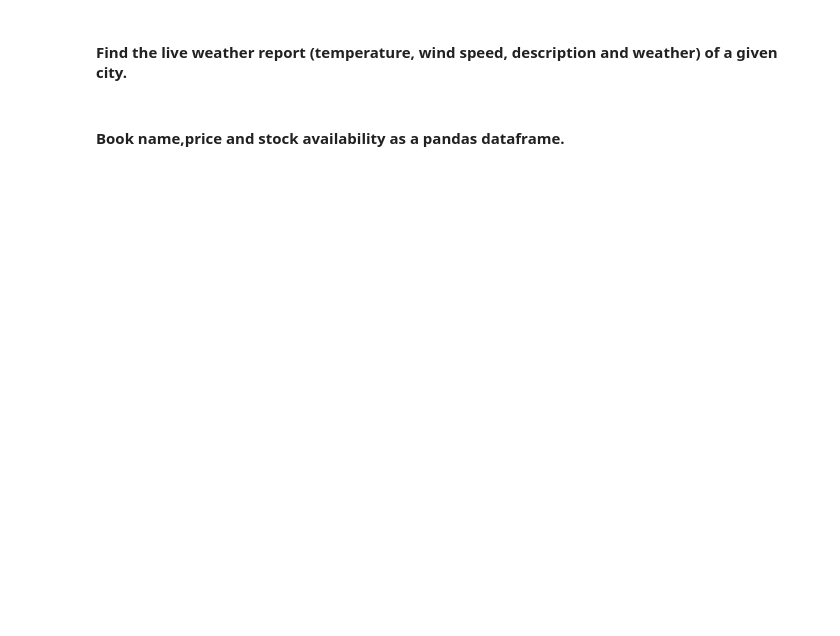
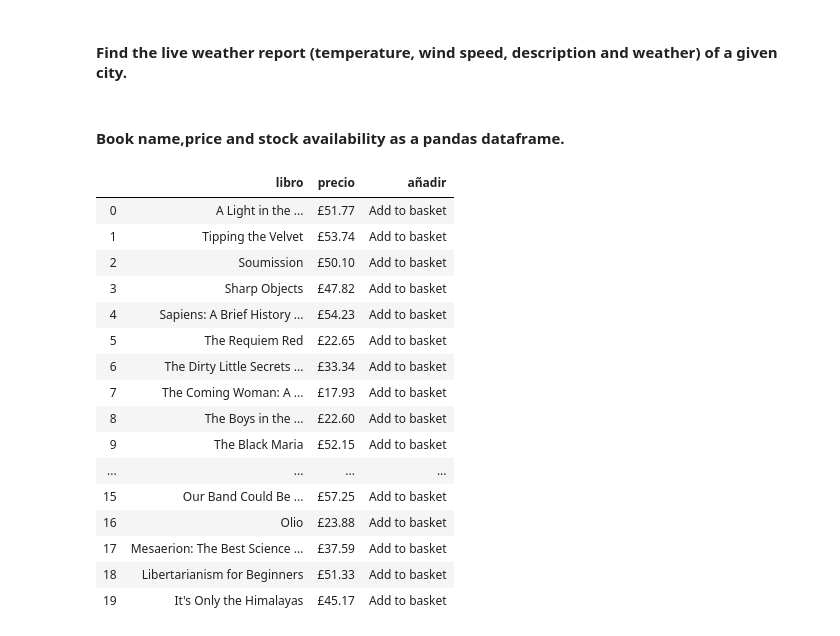
Before and after one commit to ironhack-datalabs/datamex0320, a Jupyter notebook: module-1/lab-web-scraping/your-code/main.ipynb, the cells around one changed output. Cells and saved outputs as stored; diff of their text form; code cells hidden in the pictures; blank space fills up the shorter version.

```diff
--- a/module-1/lab-web-scraping/your-code/main.ipynb
+++ b/module-1/lab-web-scraping/your-code/main.ipynb
@@ -388,0 +370,9 @@ url = 'https://www.wikipedia.org/'
+# %%
+#!pip install unidecode
+import unidecode
+numbers = soup.find_all('small')
+numbers
+ln_1 = []
+for i in range(len(numbers)-3):
+    ln_1.append(unidecode.unidecode(numbers[i].text))
+ln_1
@@ -391,3 +411,6 @@ url = 'https://www.wikipedia.org/'
 # %%
 # This is the url you will scrape in this exercise
 url = 'https://data.gov.uk/'
+resp = requests.get(url).content
+soup = BeautifulSoup(resp,'lxml')
+dtasets_uk = soup.find_all('h2')
@@ -395,0 +417,7 @@ url = 'https://data.gov.uk/'
+# %%
+#your code
+dtasets_uk
+datasets = []
+for e in dtasets_uk:
+    datasets.append(e.text)
+datasets
@@ -438,3 +524,6 @@ url = 'http://api.openweathermap.org/data/2.5/weather?'+'q='+city+'&APPID=b35975
 # This is the url you will scrape in this exercise.
 # It is a fictional bookstore created to be scraped.
 url = 'http://books.toscrape.com/'
+resp = requests.get(url).content
+soup = BeautifulSoup(resp,'lxml')
+books = soup.find_all('article')
@@ -442,0 +530,33 @@ url = 'http://books.toscrape.com/'
+# %%
+#your code
+books
+books_data = []
+for row in books:
+    match = re.findall('(\>(.*?)\<)',str(row))
+    for e in match:
+        if len(e[1]) > 2:
+            books_data.append(e[1])
+books_data2 = []
+for i in range(0, len(books_data), 3):
+    chunk = books_data[i:i + 3]
+    books_data2.append(chunk)
+lib = pd.DataFrame(books_data2,columns = ['libro','precio','añadir'])
+lib
+# %% [output]
+|  | libro | precio | añadir |
+| 0 | A Light in the ... | £51.77 | Add to basket |
+| 1 | Tipping the Velvet | £53.74 | Add to basket |
+| 2 | Soumission | £50.10 | Add to basket |
+| 3 | Sharp Objects | £47.82 | Add to basket |
+| 4 | Sapiens: A Brief History ... | £54.23 | Add to basket |
+| 5 | The Requiem Red | £22.65 | Add to basket |
+| 6 | The Dirty Little Secrets ... | £33.34 | Add to basket |
+| 7 | The Coming Woman: A ... | £17.93 | Add to basket |
+| 8 | The Boys in the ... | £22.60 | Add to basket |
+| 9 | The Black Maria | £52.15 | Add to basket |
+| ... | ... | ... | ... |
+| 15 | Our Band Could Be ... | £57.25 | Add to basket |
+| 16 | Olio | £23.88 | Add to basket |
+| 17 | Mesaerion: The Best Science ... | £37.59 | Add to basket |
+| 18 | Libertarianism for Beginners | £51.33 | Add to basket |
+| 19 | It's Only the Himalayas | £45.17 | Add to basket |
```
Also changed, not shown: parts of 21 cells of this notebook.
